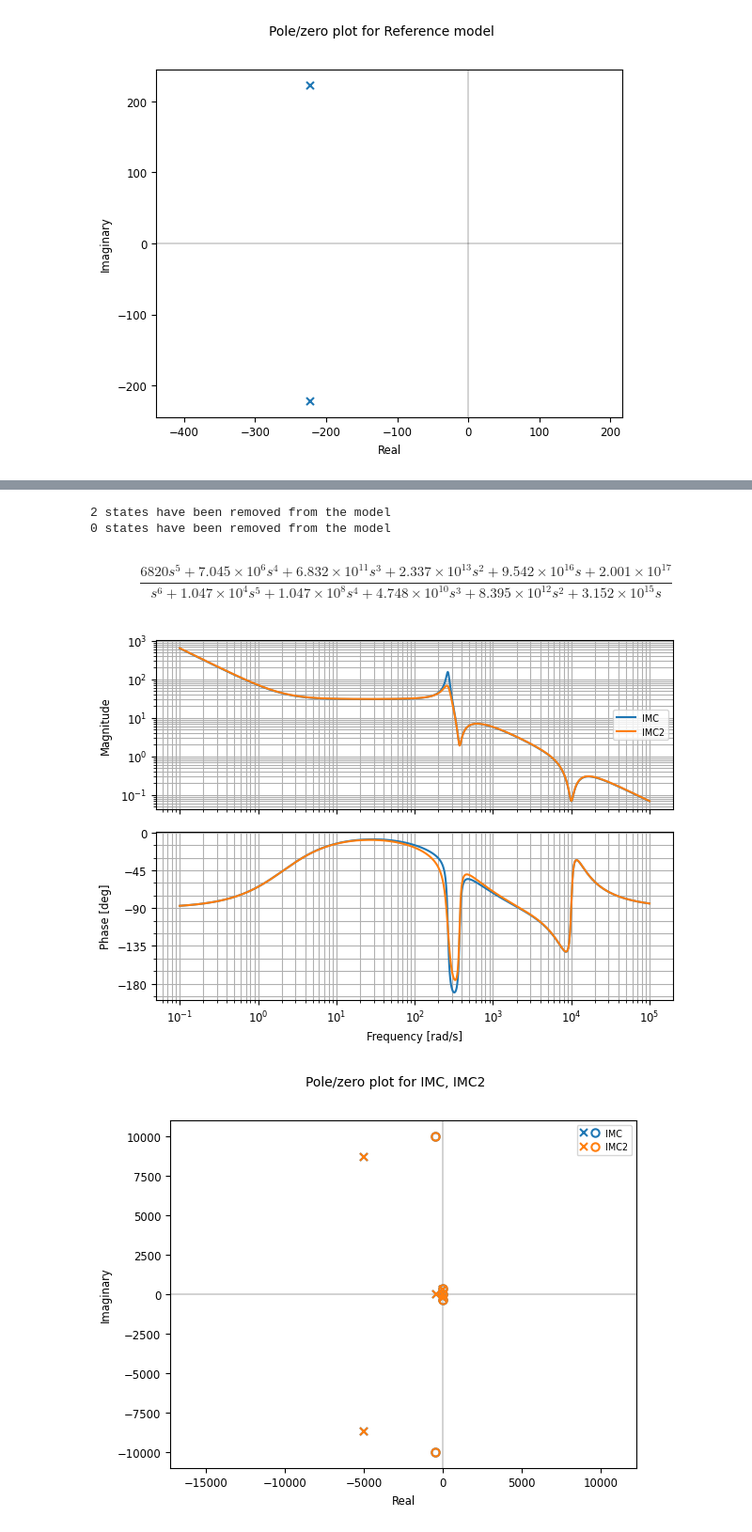
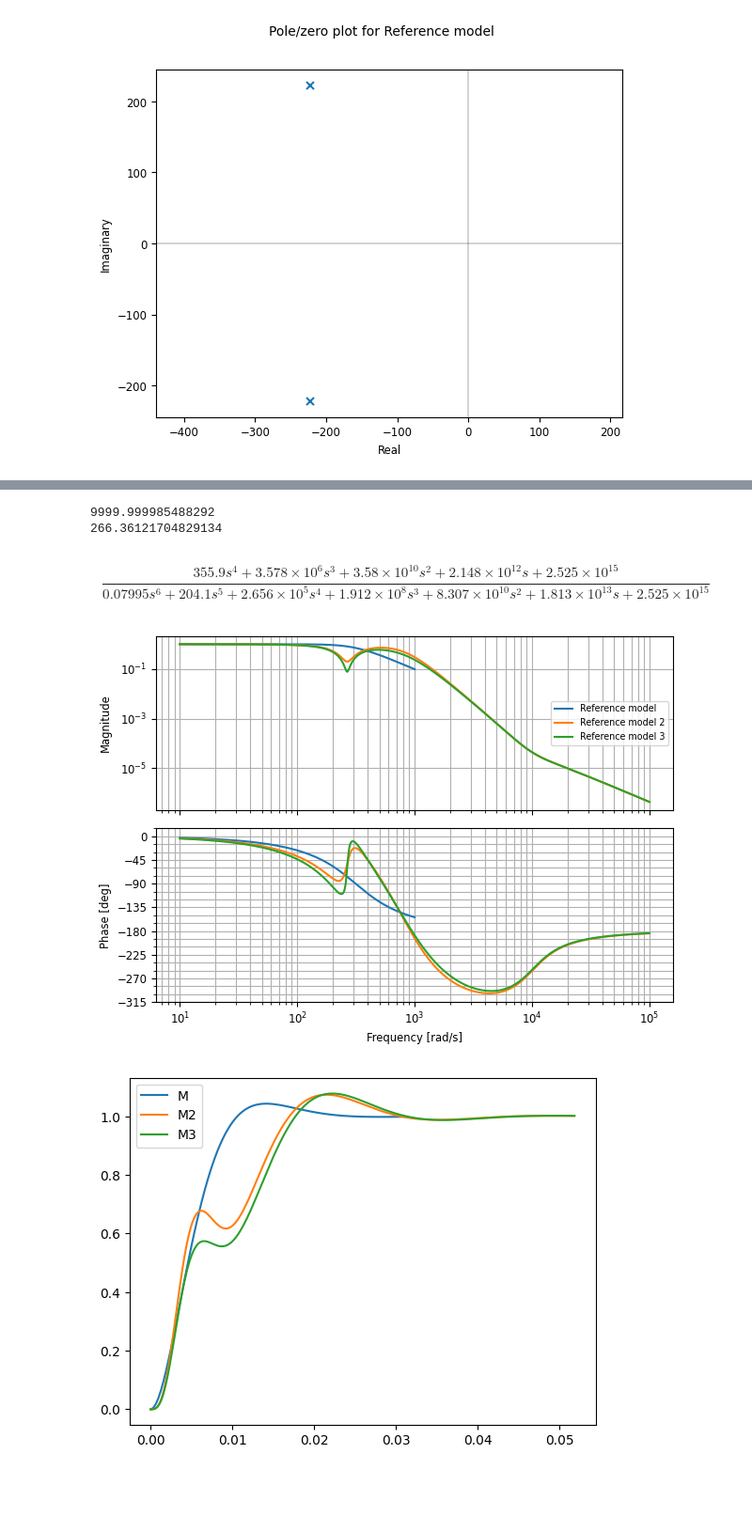
Before and after one commit to eliasrhoden/Sinumerik-Ctrl, a Jupyter notebook: imc_design.ipynb, the cells around one changed output, grey strips where cells are left out. Shown: that part at 94% size. Saved outputs shown, nothing was run; the diff lists cells and outputs as text; code cells hidden in the pictures; blank space fills up the shorter version.

```diff
--- a/imc_design.ipynb
+++ b/imc_design.ipynb
@@ -90,32 +99,50 @@ def increase_damping(C,min_dampng):
 
 
     return C_new
-# %%
-C_imc = M/(1-M) * (1/Gf)
-C_imc = ctrl.minreal(C_imc)
-
-
-C_imc.name = 'IMC'
-
-ctrl.bode(C_imc)
-
-if True:
-    C_imc2 = increase_damping(C_imc,0.1)
-    C_imc2 = ctrl.minreal(C_imc2)
-    C_imc2.name = 'IMC2'
-    ctrl.bode(C_imc2)
-
-
-save_fig('imc_increased_damping')
-
-plt.figure()
-ctrl.pzmap(C_imc)
-ctrl.pzmap(C_imc2)
-
-C_imc
-# %% [output]
-2 states have been removed from the model
-0 states have been removed from the model
-$$\frac{6820 s^5 + 7.045 \times 10^{6} s^4 + 6.832 \times 10^{11} s^3 + 2.337 \times 10^{13} s^2 + 9.542 \times 10^{16} s + 2.001 \times 10^{17}}{s^6 + 1.047 \times 10^{4} s^5 + 1.047 \times 10^{8} s^4 + 4.748 \times 10^{10} s^3 + 8.395 \times 10^{12} s^2 + 3.152 \times 10^{15} s}$$
-[figure, removed]
-[figure, removed]
+# %%
+for z in Gf.zeros():
+    if z.imag > 0:
+        w = np.abs(z)
+        print(w)
+# %% [output]
+9999.999985488292
+266.36121704829134
+# %%
+
+M2 = ctrl.tf(1,Gf.num[0][0]) # Only inverse zeros of Gf
+
+M2 = 1/increase_damping(M2,0.1)
+w_cl_2 = 130*2*np.pi
+M2 *= pt2(266.36,0.5) * pt2(w_cl_2,0.7)**2
+M2 *= 1/M2.dcgain()
+M2.name = 'Reference model 2'
+
+
+M3 = ctrl.tf(Gf.num[0][0],1)
+
+w_cl_3 = 160*2*np.pi
+M3 *= pt2(266.36,0.5) * pt2(w_cl_2,0.8)**2
+M3 *= 1/M3.dcgain()
+M3.name = 'Reference model 3'
+
+
+ctrl.bode(M)
+ctrl.bode(M2)
+ctrl.bode(M3)
+
+plt.figure()
+
+t0, y0 = ctrl.step_response(M)
+t1, y1 = ctrl.step_response(M2)
+t2, y2 = ctrl.step_response(M3)
+
+plt.plot(t0,y0,label='M')
+plt.plot(t1,y1,label='M2')
+plt.plot(t2,y2,label='M3')
+plt.legend()
+
+M2
+# %% [output]
+$$\frac{355.9 s^4 + 3.578 \times 10^{6} s^3 + 3.58 \times 10^{10} s^2 + 2.148 \times 10^{12} s + 2.525 \times 10^{15}}{0.07995 s^6 + 204.1 s^5 + 2.656 \times 10^{5} s^4 + 1.912 \times 10^{8} s^3 + 8.307 \times 10^{10} s^2 + 1.813 \times 10^{13} s + 2.525 \times 10^{15}}$$
+[figure, added]
+[figure, added]
```
Also changed, not shown: parts of 10 cells of this notebook, 13 other files.
